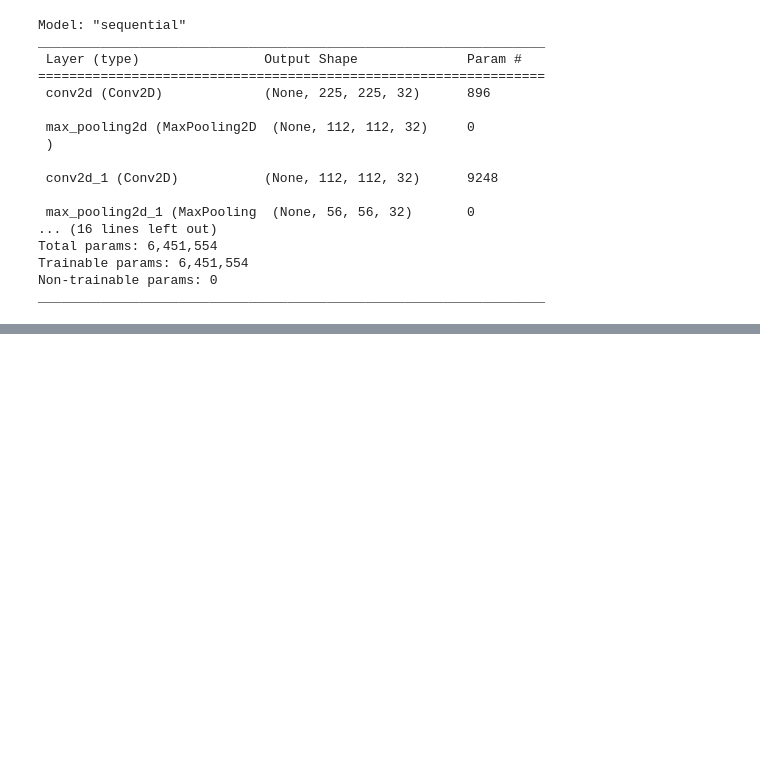
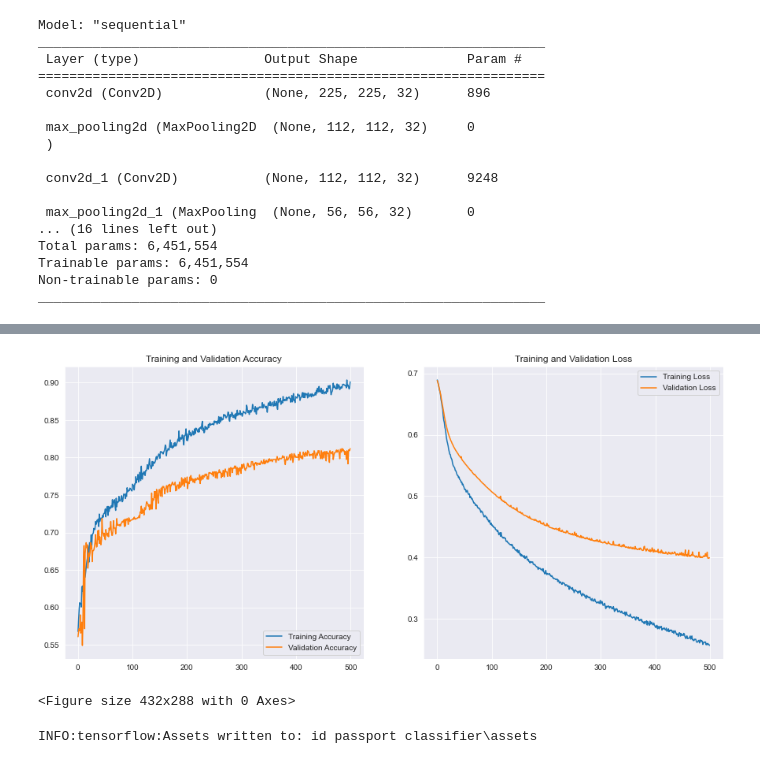
Before and after one commit to Markorito/InfoSight-Interview-Assessment, a Jupyter notebook: Model.ipynb, the cells around one changed output, grey strips where cells are left out. Saved outputs shown, nothing was run; the diff lists cells and outputs as text; code cells hidden in the pictures; blank space fills up the shorter version.

Commit message:
Model

```diff
--- a/Model.ipynb
+++ b/Model.ipynb
@@ -168,0 +169,29 @@ Epoch 90/500
+# %%
+acc = history.history['accuracy']
+val_acc = history.history['val_accuracy']
+loss = history.history['loss']
+val_loss = history.history['val_loss']
+epochs_range = range(500)
+
+plt.figure(figsize=(15, 15))
+plt.subplot(2, 2, 1)
+plt.plot(epochs_range, acc, label='Training Accuracy')
+plt.plot(epochs_range, val_acc, label='Validation Accuracy')
+plt.legend(loc='lower right')
+plt.title('Training and Validation Accuracy')
+
+plt.subplot(2, 2, 2)
+plt.plot(epochs_range, loss, label='Training Loss')
+plt.plot(epochs_range, val_loss, label='Validation Loss')
+plt.legend(loc='upper right')
+plt.title('Training and Validation Loss')
+plt.savefig('training and validation accuracy')
+plt.show()
+plt.
+# %% [output]
+[figure, added]
+<Figure size 432x288 with 0 Axes>
+# %%
+model.save('id passport classifier')
+# %% [output]
+INFO:tensorflow:Assets written to: id passport classifier\assets
```
Also changed, not shown: parts of 1 cell of this notebook, 5 other files.
